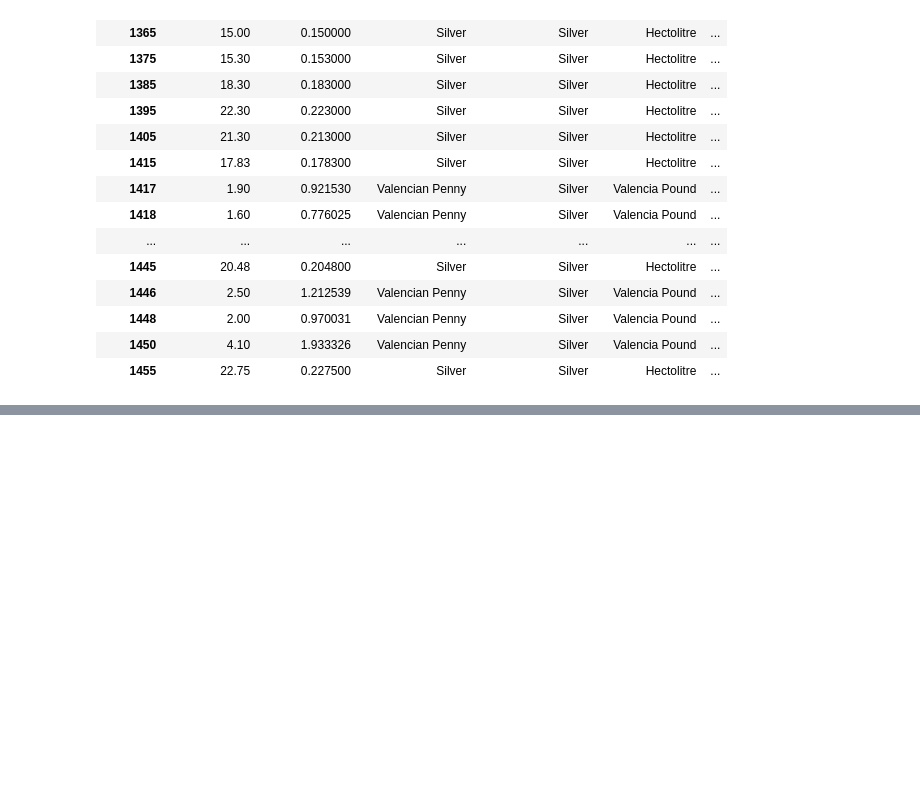
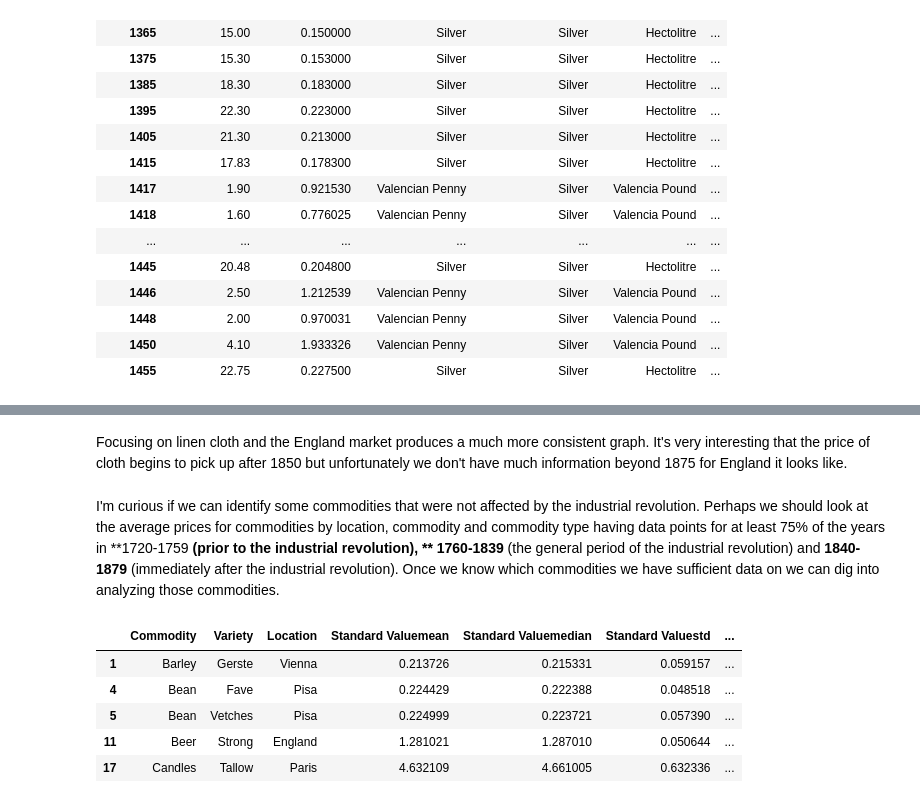
Before and after one commit to RileyKin/Kaggle-Allen-Unger-Global-Commodity-Prices, a Jupyter notebook: Global Commodity Prices.ipynb, the cells around one changed output, grey strips where cells are left out. Saved outputs shown, nothing was run; the diff lists cells and outputs as text; code cells hidden in the pictures; blank space fills up the shorter version.

```diff
--- a/Global Commodity Prices.ipynb
+++ b/Global Commodity Prices.ipynb
@@ -668,0 +490,4 @@ ttest_ind(pre_tallow, post_tallow), "{0:.0f}%".format((post_tallow.mean()/pre_ta
+# %% [markdown]
+Focusing on linen cloth and the England market produces a much more consistent graph. It's very interesting that the price of cloth begins to pick up after 1850 but unfortunately we don't have much information beyond 1875 for England it looks like.
+# %% [markdown]
+I'm curious if we can identify some commodities that were not affected by the industrial revolution. Perhaps we should look at the average prices for commodities by location, commodity and commodity type having data points for at least 75% of the years in **1720-1759 **(prior to the industrial revolution), ** 1760-1839** (the general period of the industrial revolution) and **1840-1879** (immediately after the industrial revolution). Once we know which commodities we have sufficient data on we can dig into analyzing those commodities.
@@ -668,0 +509,19 @@ ttest_ind(pre_tallow, post_tallow), "{0:.0f}%".format((post_tallow.mean()/pre_ta
+# %%
+#Let's group the data by commodity, then variety and then by location.
+#We'll calculate the mean, median, standard deviation and count from the Standard Value.
+pre_revolution2 = pre_revolution.groupby(['Commodity','Variety','Location'], as_index=False).agg({'Standard Value':['mean', 'median', 'std', 'count']})
+
+#Let's hone in only on data which represents 75% of the 40 year period (or 30 years)
+pre_revolution3 = pre_revolution2[pre_revolution2['Standard Value']['count']>=30]
+
+#columns.raval offers an easy way to get rid of the 2 levels of columns that show up from groupby
+#when we don't make the groupby into an index
+pre_revolution3.columns = ["".join(x) for x in pre_revolution3.columns.ravel()]
+pre_revolution3.head()
+# %% [output]
+|  | Commodity | Variety | Location | Standard Valuemean | Standard Valuemedian | Standard Valuestd | ... |
+| 1 | Barley | Gerste | Vienna | 0.213726 | 0.215331 | 0.059157 | ... |
+| 4 | Bean | Fave | Pisa | 0.224429 | 0.222388 | 0.048518 | ... |
+| 5 | Bean | Vetches | Pisa | 0.224999 | 0.223721 | 0.057390 | ... |
+| 11 | Beer | Strong | England | 1.281021 | 1.287010 | 0.050644 | ... |
+| 17 | Candles | Tallow | Paris | 4.632109 | 4.661005 | 0.632336 | ... |
```
Also changed, not shown: parts of 142 cells of this notebook.
